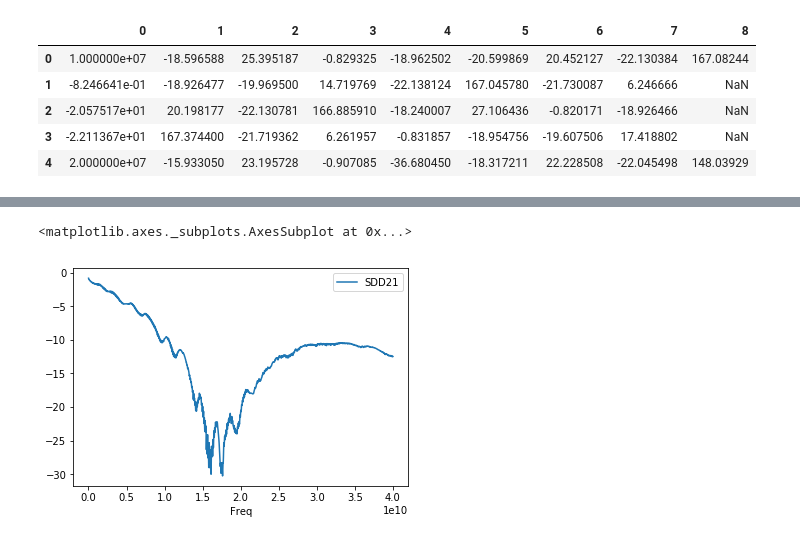
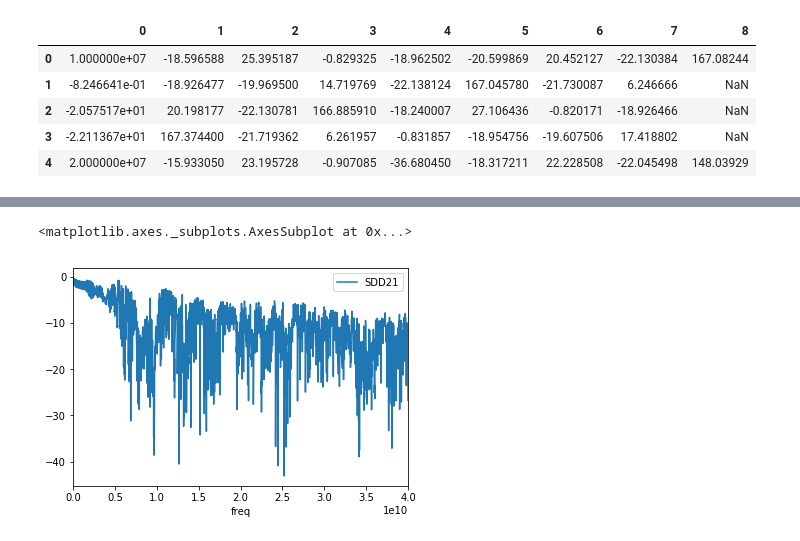
Before and after one commit to jayarerita/signal_integrity, a Jupyter notebook: touchstone_IL_graph.ipynb, the cells around one changed output, grey strips where cells are left out. Drawn from its saved outputs; the diff is of its cells as text; code cells hidden in the pictures.

Commit message:
Included db/ang to real/imag to db/ang conversion
Still has some bug in the transformation adding noise

```diff
--- a/touchstone_IL_graph.ipynb
+++ b/touchstone_IL_graph.ipynb
@@ -45,7 +35,7 @@ The s-parameter data is in the format # Hz S  dB   R 50
 # %%
 # Read in the space delimited file, skipping the rows of header information.
 # The skip_rows is + 1 because of indexing.
-df_raw = pd.read_csv(url, skiprows = skip_rows + 1, delim_whitespace = True, header = None)
+df_raw = pd.read_csv(file_path, skiprows = skip_rows + 1, delim_whitespace = True, header = None)
 
 df_raw.head(5)
 # %% [output]
@@ -147,0 +157,8 @@ df_IL.head(10)
+# %%
+# Rename the column headers for the single ended magnitude and angle df's
+
+# Reassign headers
+df_Mag_single.columns = s
+df_Ang_single.columns = s
+
+df_Ang_single.head(5)
@@ -147,0 +287,22 @@ df_IL.head(10)
+# %%
+# Convert back to magnitude and angle
+
+# Create two data frames full of 0's of equivalent size to store the results in
+df_Mag_mixed = pd.DataFrame(0, index = range(total_rows), columns = s)
+df_Ang_mixed = pd.DataFrame(0, index = range(total_rows), columns = s)
+df_Mag_mixed['freq'] = frequencies
+df_Ang_mixed['freq'] = frequencies
+
+# Iterate through each column
+for col in range(1,total_cols):
+    # Every row
+    for row in range(total_rows):
+        # Convert the magnitude and angle to a complex object
+        mag_ang = cmath.polar(complex(df_Real_mixed.iloc[row,col], df_Imag_mixed.iloc[row, col]))
+        # Store the real coefficient in the real df
+        df_Mag_mixed.iloc[row, col] = mag_ang[0]
+        # Store the imaginary coefficent in the imaginary df
+        df_Ang_mixed.iloc[row, col] = mag_ang[1]
+
+# Display to check
+df_Mag_mixed.head(5)
@@ -147,0 +316,10 @@ df_IL.head(10)
+# %%
+# We want to convert the magnitude back to db to graph it
+for col in range(1, total_cols):
+    for row in range(total_rows):
+        # Convert them to base 10 magnitudes
+        # magnitude = 10^(<db>/20)
+        df_Mag_mixed.iloc[row, col] = 20 * math.log10(df_Mag_mixed.iloc[row, col])
+
+# Display to check change
+df_Mag_mixed.head(5)
@@ -148,9 +333,9 @@ df_IL.head(10)
 # %%
 # Allow inline plotting for the notebook
 %matplotlib inline
 
 # Create a simple line plot of the data
-df_IL.plot(x = 'Freq', y = 'SDD21', kind = 'line')
+df_Mag_mixed.plot(x = 'freq', y = 'SDD21', kind = 'line')
 # %% [output]
 <matplotlib.axes._subplots.AxesSubplot at 0x...>
-[figure, old version]
+[figure, new version]
```
Also changed, not shown: parts of 14 cells of this notebook.
